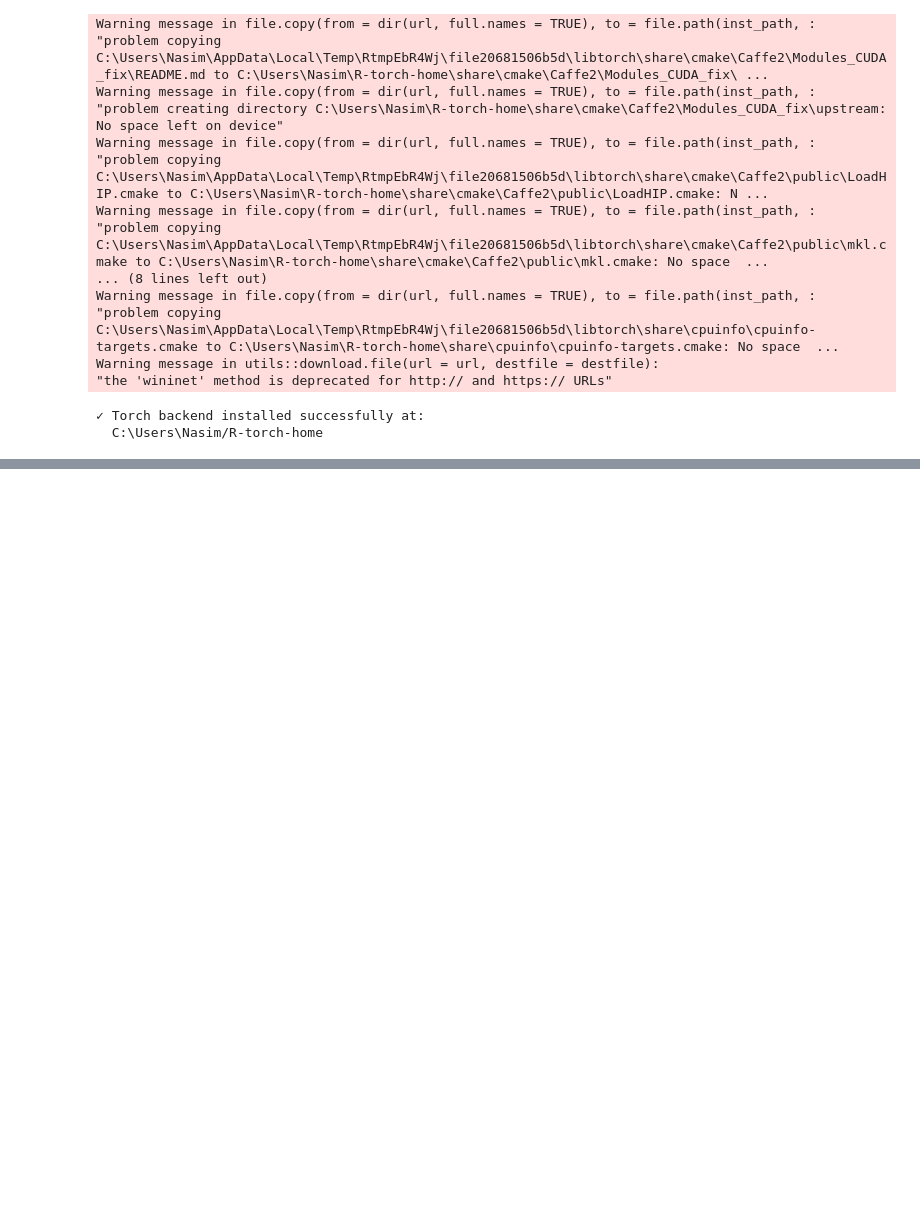
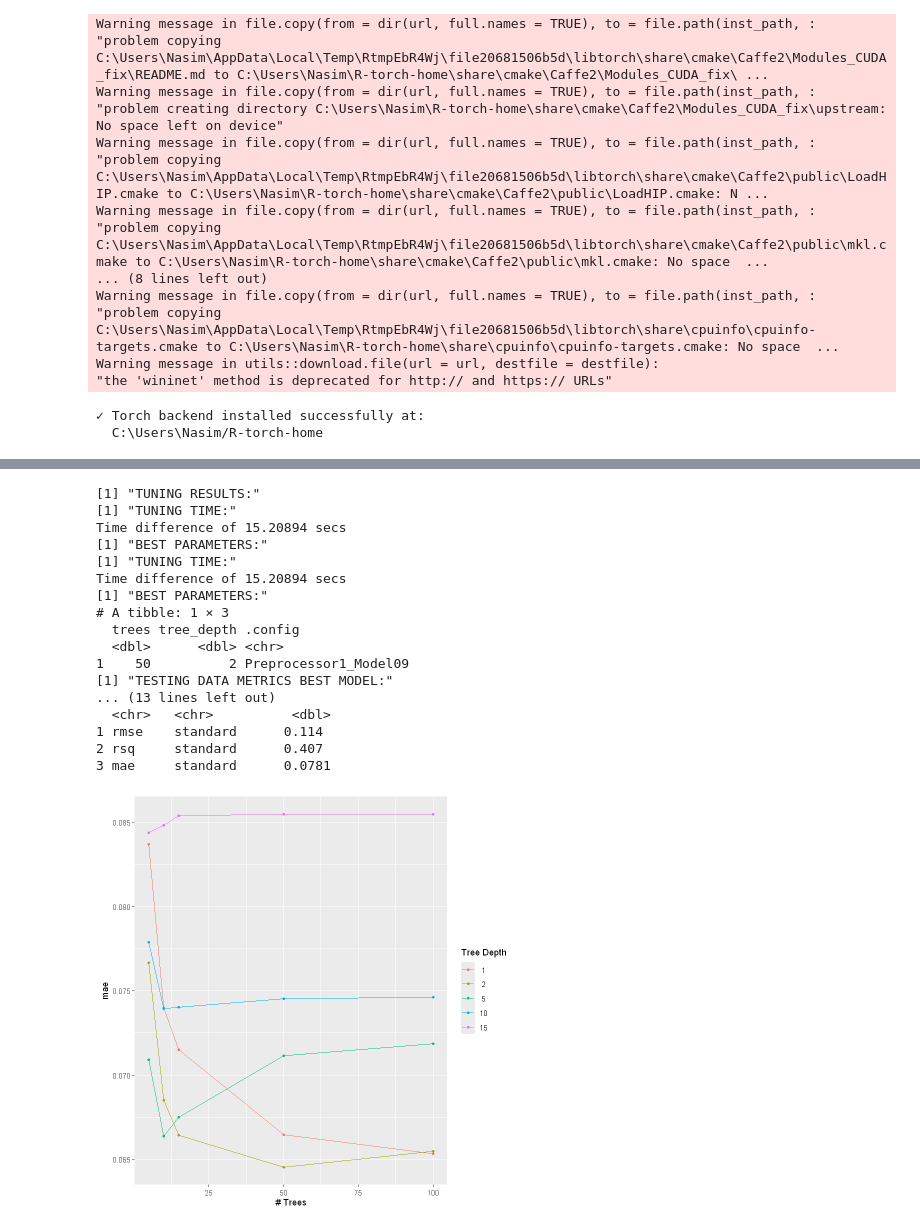
Before and after one commit to Reza4u/Learn-Statistical-Test, a Jupyter notebook: Machine Learning/book practice.ipynb, the cells around one changed output, grey strips where cells are left out. Saved outputs shown, nothing was run; the diff lists cells and outputs as text; code cells hidden in the pictures; blank space fills up the shorter version.

```diff
--- a/Machine Learning/book practice.ipynb
+++ b/Machine Learning/book practice.ipynb
@@ -1936,0 +2011,7 @@ A tibble: 3 × 3
+# %%
+DataVax=import("https://ai.lange-analytics.com/data/DataVax.rds") |>
+select(PercVacFull, PercRep,
+PercAsian, PercBlack, PercHisp,
+PercYoung25, PercOld65,
+PercFoodSt, Population) |>
+mutate(Population=frequency_weights(Population))
@@ -1936,0 +2021,6 @@ A tibble: 3 × 3
+# %%
+set.seed(2021)
+Split85=initial_split(DataVax, prop=0.85, strata=PercVacFull,
+breaks=3)
+DataTrain=training(Split85)
+DataTest=testing(Split85)
@@ -1936,0 +2033,48 @@ A tibble: 3 × 3
+# %%
+WfModelVax=workflow() |>
+add_model(ModelDesignBoostTrees) |>
+add_recipe(RecipeVax) |>
+add_case_weights(Population)
+# %%
+# Step 5 - Create a Hyper-Parameter Grid
+set.seed(2021)
+ParGridVax=expand.grid(tree_depth=c(1, 2, 5, 10, 15),
+trees=c(5, 10, 15, 50, 100))
+# Step 6 - Create Resamples for Cross-Validation:
+FoldsVax=DataTrain |>
+vfold_cv(v=10, strata=PercVacFull, breaks=5)
+
+
+# Step 7 - Tune the Workflow and Train All Models:
+# Make sure the doParallel package is installed!!!
+doParallel::registerDoParallel()
+set.seed(2021)
+StartTime=Sys.time()
+TuneResultsVax=tune_grid(WfModelVax,
+resamples=FoldsVax,
+grid=ParGridVax,
+metrics=metric_set(mae))
+RunTime=Sys.time()- StartTime
+# Visualize tuning results
+print("TUNING RESULTS:")
+autoplot(TuneResultsVax)
+# Step 8 - Extract the Best Hyper-Parameter(s):
+BestParVax=select_best(TuneResultsVax, metric="mae")
+# Step 9 - Finalize and Train the Best Workflow Model:
+set.seed(2021)
+BestWFModelVax=finalize_workflow(WfModelVax, BestParVax) |>
+fit(DataTrain)
+# Step 10 - Assess Prediction Quality Based on the Testing Data:
+DataTestWithPred=augment(BestWFModelVax, new_data=DataTest)
+MetricsBestModel=metrics(DataTestWithPred, truth=PercVacFull,
+estimate=.pred)
+# Print computation time
+print("TUNING TIME:")
+print(RunTime)
+# Best parameters from tuning
+print("BEST PARAMETERS:")
+print(BestParVax)
+# Print metrics for best model
+print("TESTING DATA METRICS BEST MODEL:")
+print(MetricsBestModel)
+# %% [output]
@@ -1936,0 +2087,18 @@ A tibble: 3 × 3
+[1] "TUNING RESULTS:"
+[1] "TUNING TIME:"
+Time difference of 15.20894 secs
+[1] "BEST PARAMETERS:"
+[1] "TUNING TIME:"
+Time difference of 15.20894 secs
+[1] "BEST PARAMETERS:"
+# A tibble: 1 × 3
+  trees tree_depth .config
+  <dbl>      <dbl> <chr>
+1    50          2 Preprocessor1_Model09
+[1] "TESTING DATA METRICS BEST MODEL:"
+... (13 lines left out)
+  <chr>   <chr>          <dbl>
+1 rmse    standard      0.114
+2 rsq     standard      0.407
+3 mae     standard      0.0781
+[figure, added]
```
Also changed, not shown: parts of 33 cells of this notebook, 2 other files.
